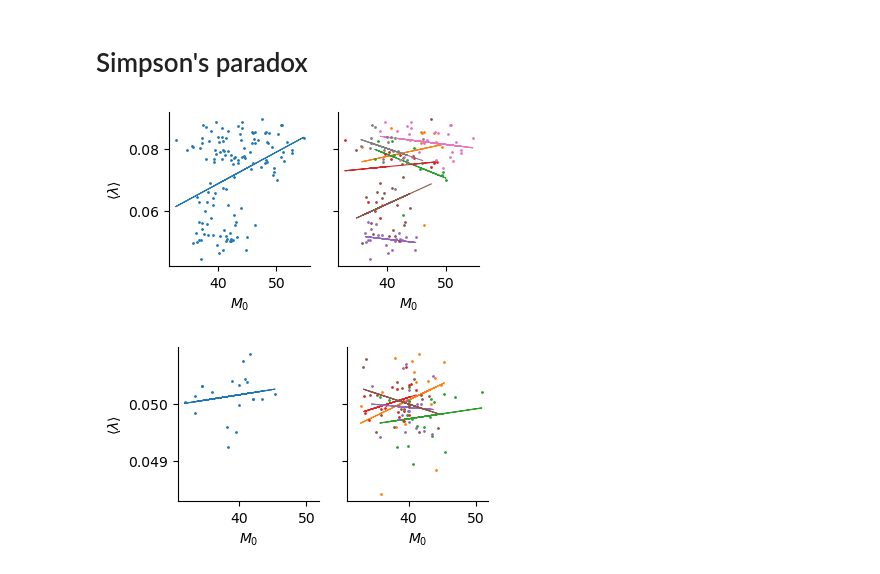
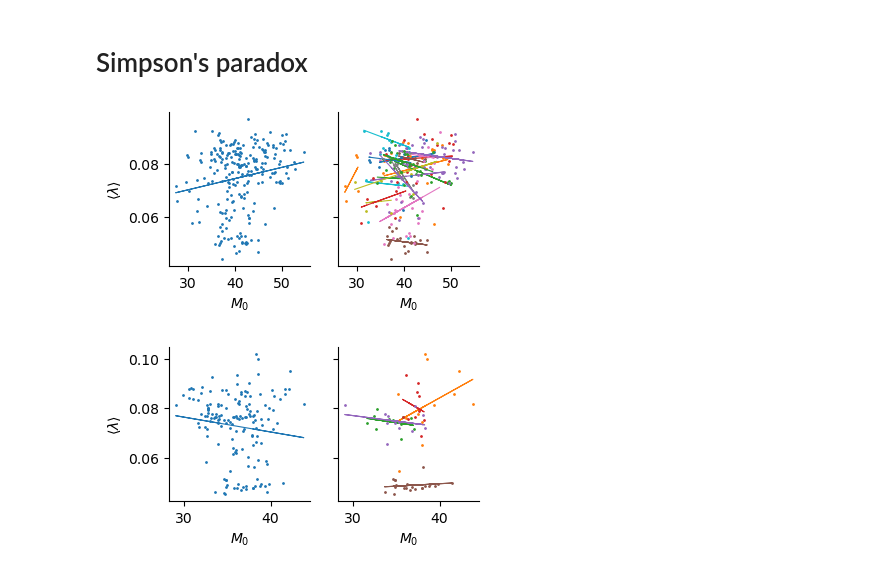
Before and after one commit to elevien/L1210, a Jupyter notebook: notebooks/PAPER_FIG2-cell-size.ipynb, the cells around one changed output. Drawn from its saved outputs; the diff is of its cells as text; code cells hidden in the pictures.

```diff
--- a/notebooks/PAPER_FIG2-cell-size.ipynb
+++ b/notebooks/PAPER_FIG2-cell-size.ipynb
@@ -31,25 +26,24 @@ end
+# %%
+sims = CSV.read("./../output/sims_OUfit.csv",DataFrame);
+sims = sims[(sims.ϕ .== 1.0) .& (sims.replicate .==1),:]
+sims_cells = combine(groupby(sims,[:ϕ,:lineage_original,:replicate,:position]),
+    :λ=>mean=>:gr,
+    :time=>(x->x[end]-x[1])=>:gt,:length=> mean => :length,
+    :M=>(x->x[1])=>:M0,:M=>(x->x[end])=>:Mf);
+sims_cells[:,:lineage] = sims_cells.lineage_original;
 # %% [markdown]
 ## Load experimental data
 # %%
-NSF_CAREER_PATH = "/Users/elevien/Dartmouth College Dropbox/Ethan Levien/PROPOSALS/NSFCareer2024/figures/growth_dynamics"
-
 df_all = CSV.read("./../output/data_processed.csv",DataFrames.DataFrame);
+df_all  = df_all[df_all.length .>= 9,:]
 lineages = unique(df_all.lineage);
-
-function get_gr(time,lnM)
-    age = time .- time[1]
-    X = hcat(ones(length(age)),age)
-    b = X \ lnM
-    return b[2]
-end
 
 
 df_all_cells = combine(groupby(df_all,[:lineage,:position]),[:time,:lnM]=>get_gr=>:gr,
 :M=>(x->x[1])=>:M0,:M=>(x->x[end])=>:Mf,:time=>(x->x[end]-x[1])=>:gt)
 
 
-for df in groupby(df_all_cells,:lineage)
-    df[:,:x] = log.(df.M0 ./ mean(df.M0))
-    df[:,:γ] = log.(df.Mf ./ df.M0)
-    df[:,:φ] = df.gt .* df.gt
-end
+df_all_cells[:,:γ] = vcat([log.(df.Mf ./ df.M0) for df in groupby(df_all_cells,:lineage)]...)
+df_all_cells[:,:x] = vcat([log.(df.M0 ./ mean(df.M0)) for df in groupby(df_all_cells,:lineage)]...)
+sims_cells[:,:γ] = vcat([log.(df.M0 ./ df.M0) for df in groupby(sims_cells,:lineage)]...)
+sims_cells[:,:x] = vcat([log.(df.M0 ./ mean(df.M0)) for df in groupby(sims_cells,:lineage)]...);
@@ -219,47 +270,47 @@ ax.spines["top"].set_visible(false)
 
 fig
 # %% [output]
-[figure, old version]
+[figure, new version]
 # %%
 
 fig, (ax1,ax)= subplots(figsize=(4,2),ncols=2,sharex=true,sharey=true)
 
 
-sims_pooled = vcat(sims_cells...)
-sims_pooled = sims_pooled[rand(1:100,20),:]
-ax1.plot(sims_pooled.M0,sims_pooled.gr,".",markersize=2)
-X = hcat(ones(length(sims_pooled.M0)),sims_pooled.M0)
-b = X\sims_pooled.gr
+
+
+ax1.plot(sims_cells.M0,sims_cells.gr,".",markersize=2)
+X = hcat(ones(length(sims_cells.M0)),sims_cells.M0)
+b = X\sims_cells.gr
 xrange = min(df.M0...):0.1:max(df.M0...)
 ax1.plot(X[:,2],X*b,color="C0",lw=0.8)
 
 
 ax.set_xlabel(L"$M_0$")
 
 ax1.set_ylabel(L"$\langle \lambda \rangle$")
 ax1.spines["right"].set_visible(false)
 ax1.spines["top"].set_visible(false)
 #ax1.tick_params(axis="both", left=false, top=false, right=false, bottom=false, labelleft=false, labeltop=false, labelright=false, labelbottom=false)
 ax1.set_xlabel(L"$M_0$")
 
 
 for i in 1:5
-    df = sims_cells[i]
+    df = sims_cells[sims_cells.lineage .== lineages[i],:]
     ax.plot(df.M0,df.gr,".",color="C"*string(i),markersize=2)
     X = hcat(ones(length(df.M0)),df.M0)
     b = X\df.gr
     xrange = min(df.M0...):0.1:max(df.M0...)
     ax.plot(X[:,2],X*b,color="C"*string(i),lw=0.8)
 
 end
 
 
 ax.spines["right"].set_visible(false)
 ax.spines["top"].set_visible(false)
 #gca().tick_params(axis="both", left=false, top=false, right=false, bottom=false, labelleft=false, labeltop=false, labelright=false, labelbottom=false)
 
 
 #savefig(NSF_CAREER_PATH*"/simpsons.pdf",bbox_inches="tight")
 fig
 # %% [output]
-[figure, old version]
+[figure, new version]
```
Also changed, not shown: parts of 14 cells of this notebook, 16 other files.
